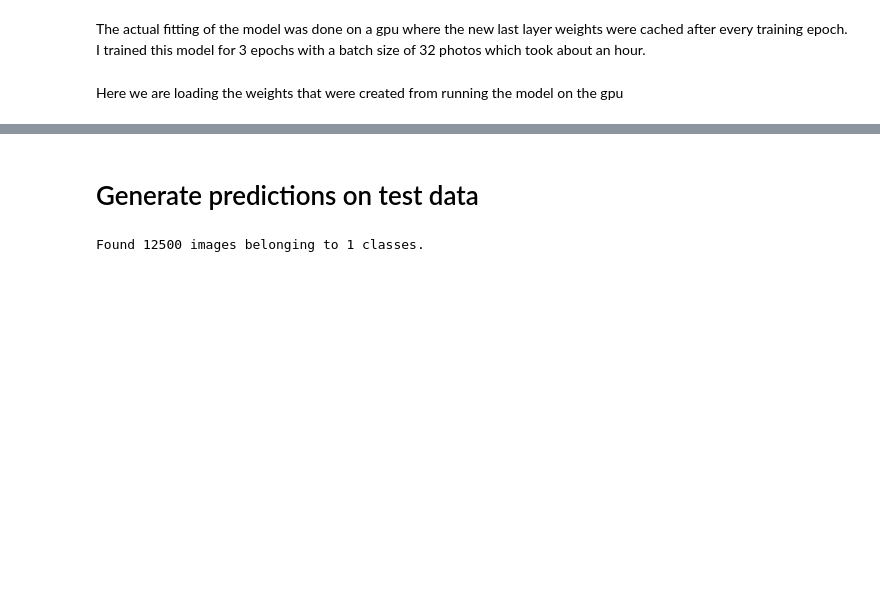
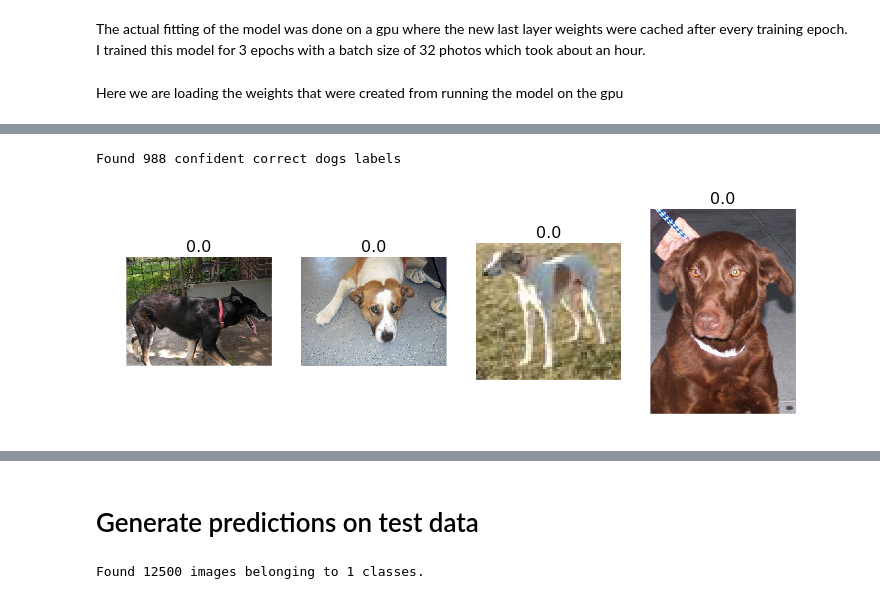
Before and after one commit to rcgalbo/fastai-solutions, a Jupyter notebook: lesson1/lesson1-assignment.ipynb, the cells around one changed output, grey strips where cells are left out. Drawn from its saved outputs; the diff is of its cells as text; code cells hidden in the pictures; blank space fills up the shorter version.

```diff
--- a/lesson1/lesson1-assignment.ipynb
+++ b/lesson1/lesson1-assignment.ipynb
@@ -275,0 +332,9 @@ filenames.dat  ft0.h5  ft1.h5  ft2.h5  test_preds.dat
+# %%
+#3b. The images we most confident were dogs, and are actually dogs
+correct_dogs = np.where((our_labels==1) & (our_labels==expected_labels))[0]
+print "Found %d confident correct dogs labels" % len(correct_dogs)
+most_correct_dogs = np.argsort(our_predictions[correct_dogs])[:n_view]
+plots_idx(correct_dogs[most_correct_dogs], our_predictions[correct_dogs][most_correct_dogs])
+# %% [output]
+Found 988 confident correct dogs labels
+[figure, added]
```
Also changed, not shown: parts of 22 cells of this notebook.
